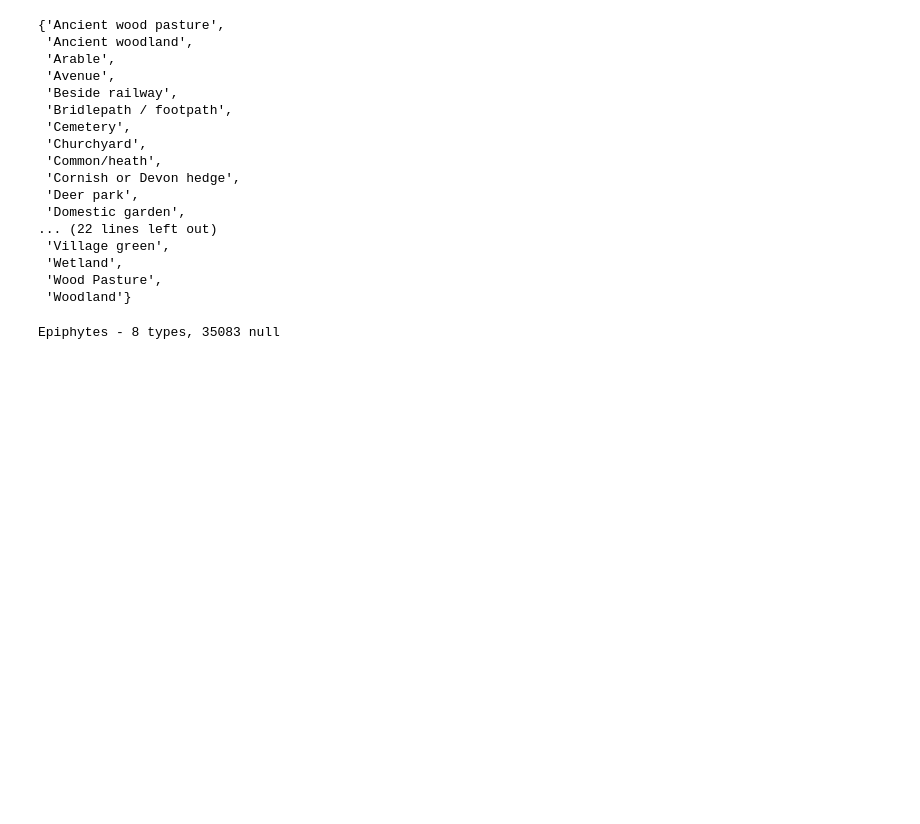
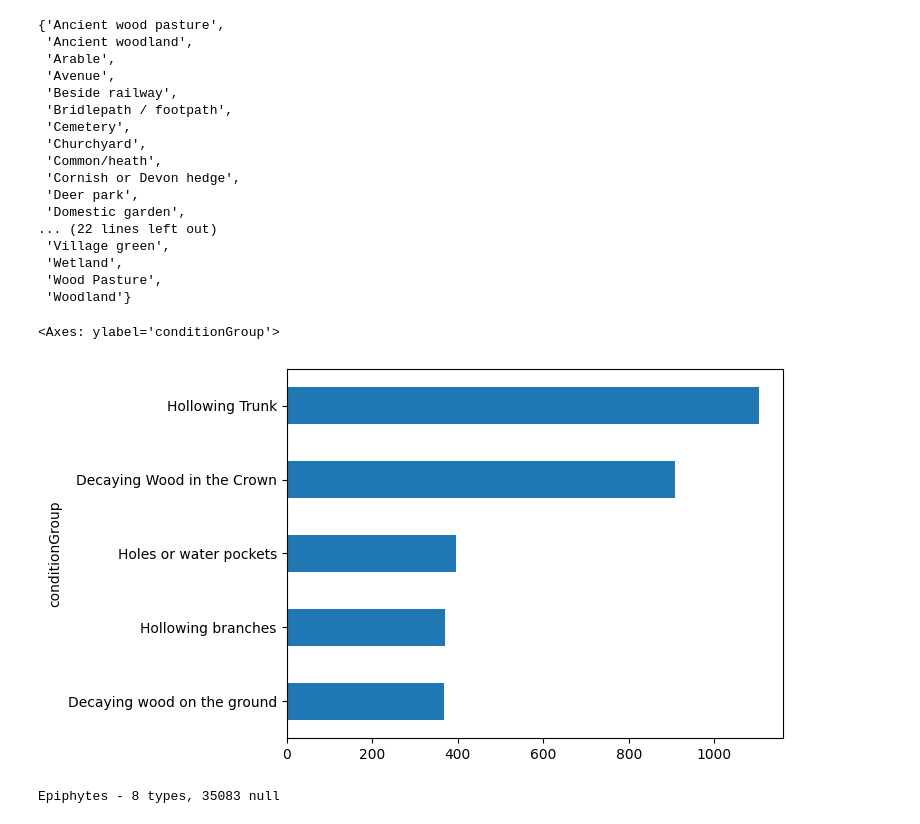
Before and after one commit to tabular18/ancient-trees, a Jupyter notebook: ancientTreeEDA.ipynb, the cells around one changed output. Drawn from its saved outputs; the diff is of its cells as text; code cells hidden in the pictures; blank space fills up the shorter version.

```diff
--- a/ancientTreeEDA.ipynb
+++ b/ancientTreeEDA.ipynb
@@ -207,6 +444,13 @@ Surroundings - 38 markers
  'Wetland',
  'Wood Pasture',
  'Woodland'}
+# %%
+allcondition=pd.DataFrame(','.join(rawData[~rawData.Condition.isnull()].Condition.unique()).split(','), columns=['Condition'])
+allcondition['conditionGroup']=allcondition.Condition.apply(lambda x: 'Hollowing Trunk' if ('hollow trunk' in x.lower() or 'hollowing trunk' in x.lower())  else 'Decaying Wood in the Crown' if 'decaying wood in the crown' in x.lower() else x )
+allcondition.conditionGroup.value_counts(ascending=True).plot(kind='barh')
+# %% [output]
+<Axes: ylabel='conditionGroup'>
+[figure, added]
 # %%
 # How many possible Epiphyte?
 epi=set(','.join(rawData[~rawData.Epiphyte.isnull()].Epiphyte.unique()).split(','))
```
Also changed, not shown: parts of 28 cells of this notebook, 3 other files.
